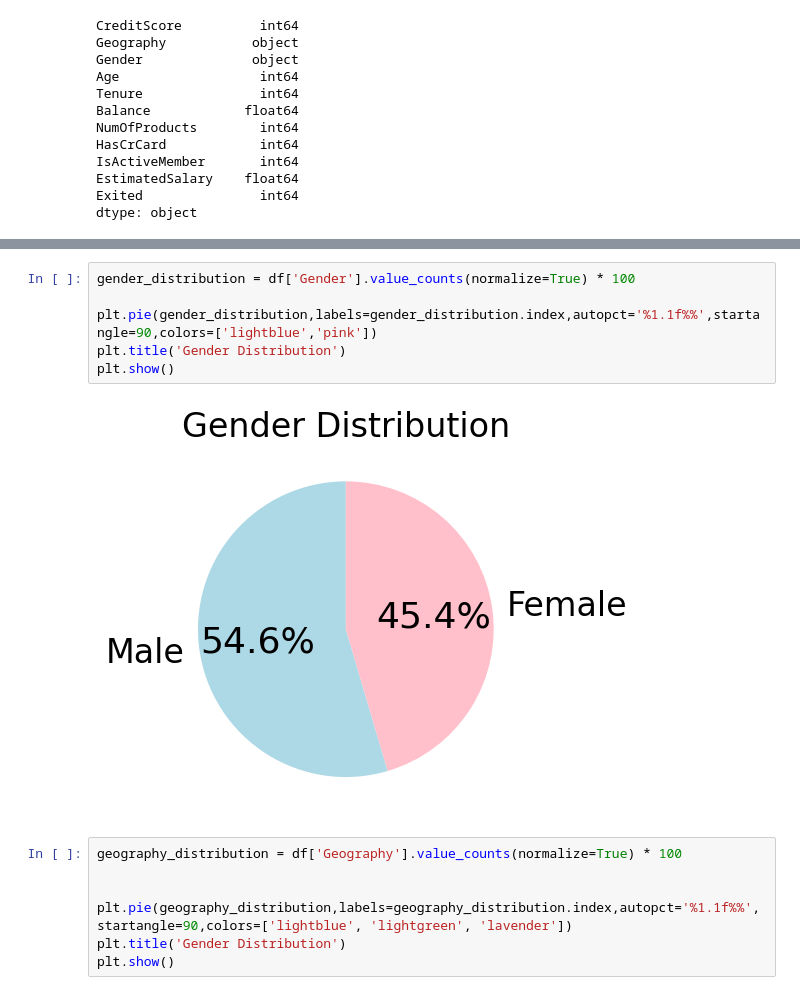
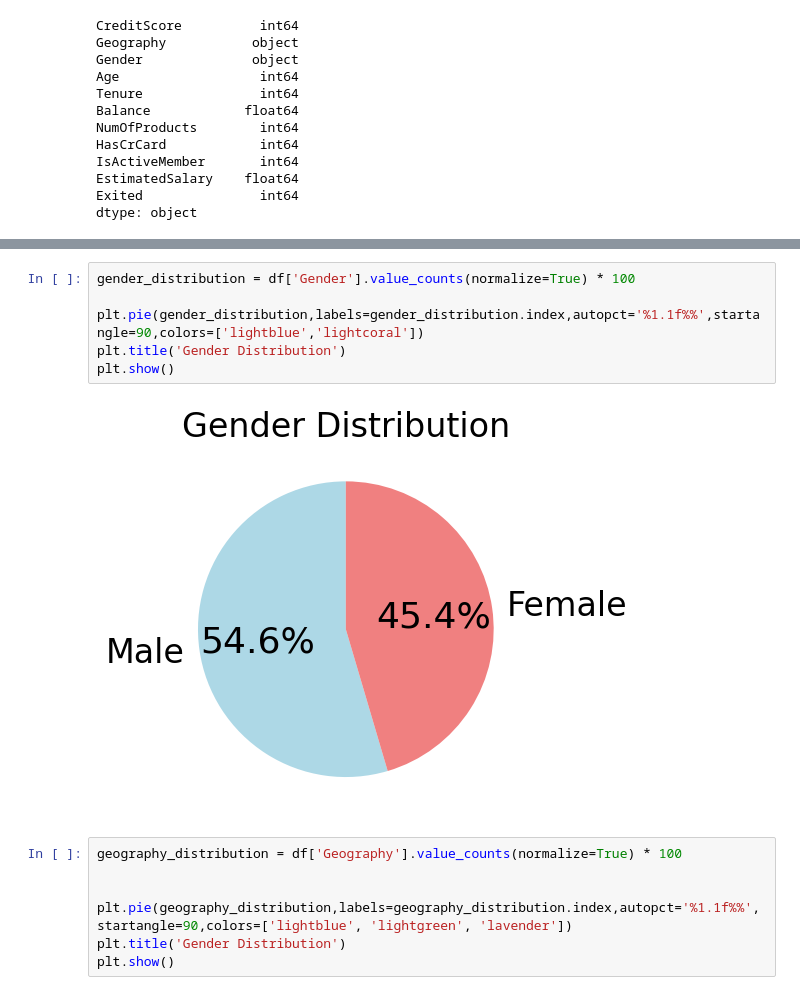
Before and after one commit to mariomngig/Customer-Churn-ANN-Model, a Jupyter notebook: Customer churn.ipynb, the cells around one changed output, grey strips where cells are left out. Saved outputs shown, nothing was run; the diff lists cells and outputs as text.

```diff
--- a/Customer churn.ipynb
+++ b/Customer churn.ipynb
@@ -79,11 +79,11 @@ memory usage: 859.5+ KB
 # %%
 gender_distribution = df['Gender'].value_counts(normalize=True) * 100
 
-plt.pie(gender_distribution,labels=gender_distribution.index,autopct='%1.1f%%',startangle=90,colors=['lightblue','pink'])
+plt.pie(gender_distribution,labels=gender_distribution.index,autopct='%1.1f%%',startangle=90,colors=['lightblue','lightcoral'])
 plt.title('Gender Distribution')
 plt.show()
 # %% [output]
-[figure, old version]
+[figure, new version]
 # %%
 geography_distribution = df['Geography'].value_counts(normalize=True) * 100
 
```
Also changed, not shown: parts of 8 cells of this notebook.
